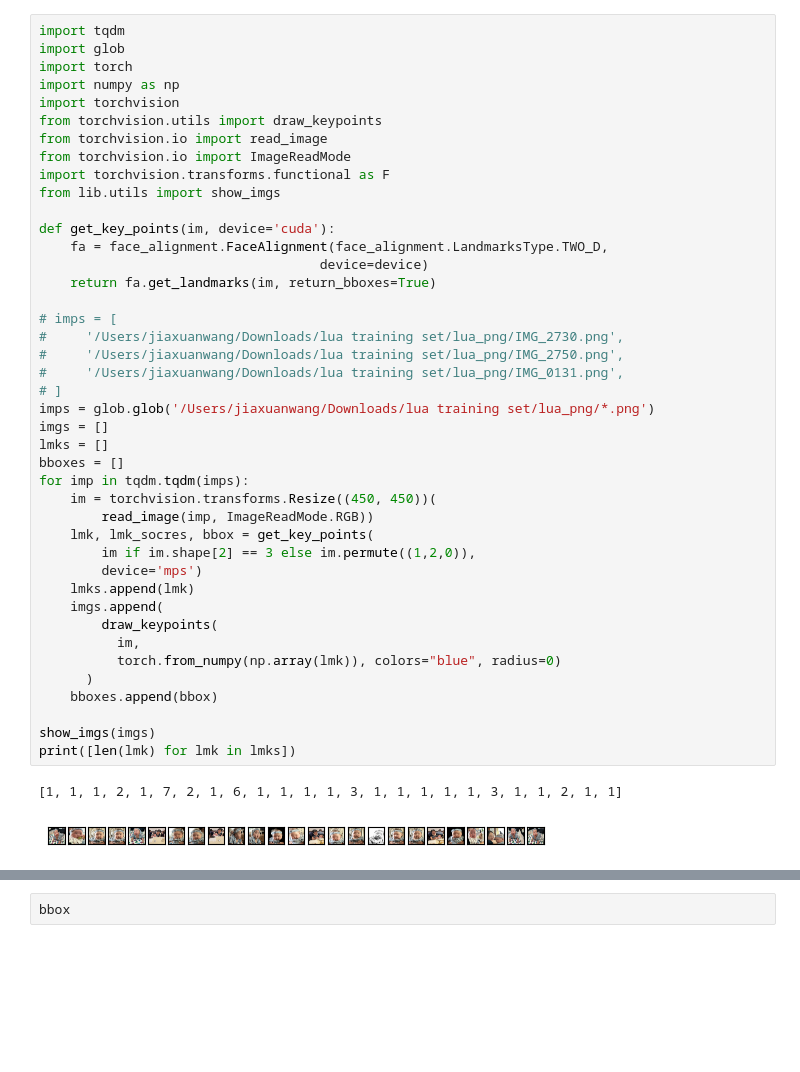
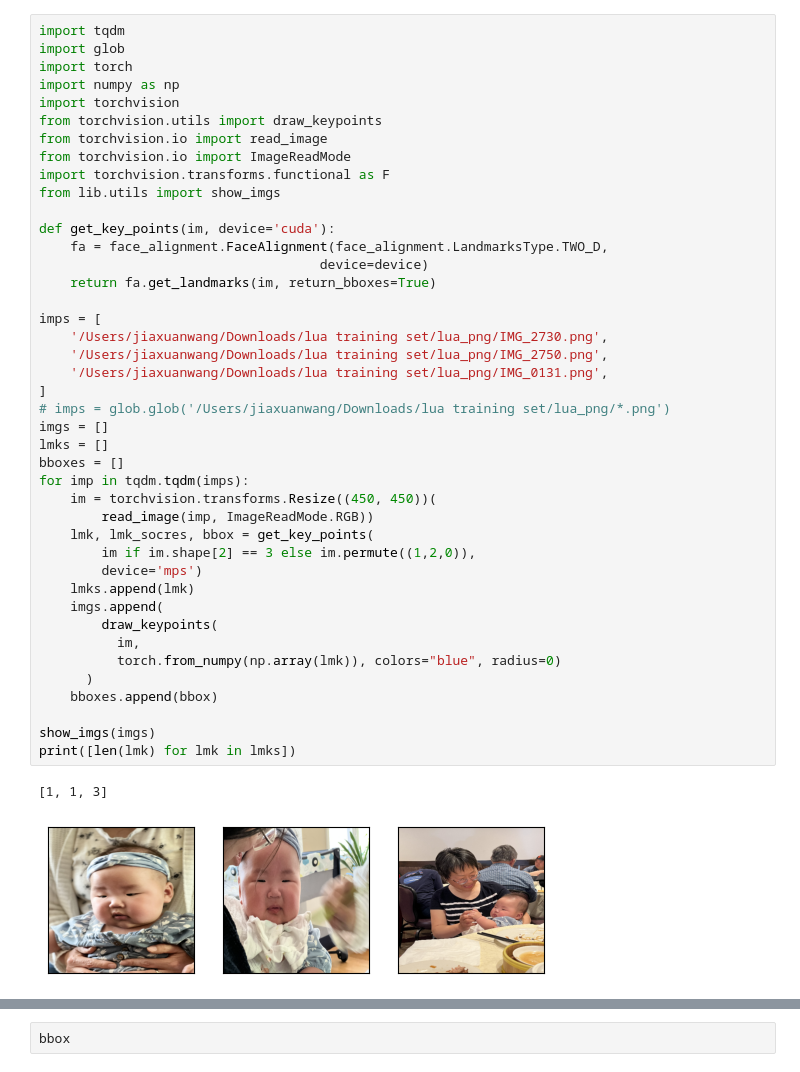
Before and after one commit to nathanwang000/genAI_storyteller, a Jupyter notebook: notebooks/align_faces.ipynb, the cells around one changed output, grey strips where cells are left out. Drawn from its saved outputs; the diff is of its cells as text; blank space fills up the shorter version.

```diff
--- a/notebooks/align_faces.ipynb
+++ b/notebooks/align_faces.ipynb
@@ -18,41 +15,41 @@ from torchvision.utils import draw_keypoints
 from torchvision.io import read_image
 from torchvision.io import ImageReadMode
 import torchvision.transforms.functional as F
 from lib.utils import show_imgs
 
 def get_key_points(im, device='cuda'):
     fa = face_alignment.FaceAlignment(face_alignment.LandmarksType.TWO_D,
                                     device=device)
     return fa.get_landmarks(im, return_bboxes=True)
 
-# imps = [
-#     '/Users/jiaxuanwang/Downloads/lua training set/lua_png/IMG_2730.png',
-#     '/Users/jiaxuanwang/Downloads/lua training set/lua_png/IMG_2750.png',
-#     '/Users/jiaxuanwang/Downloads/lua training set/lua_png/IMG_0131.png',
-# ]
-imps = glob.glob('/Users/jiaxuanwang/Downloads/lua training set/lua_png/*.png')
+imps = [
+    '/Users/jiaxuanwang/Downloads/lua training set/lua_png/IMG_2730.png',
+    '/Users/jiaxuanwang/Downloads/lua training set/lua_png/IMG_2750.png',
+    '/Users/jiaxuanwang/Downloads/lua training set/lua_png/IMG_0131.png',
+]
+# imps = glob.glob('/Users/jiaxuanwang/Downloads/lua training set/lua_png/*.png')
 imgs = []
 lmks = []
 bboxes = []
 for imp in tqdm.tqdm(imps):
     im = torchvision.transforms.Resize((450, 450))(
         read_image(imp, ImageReadMode.RGB))
     lmk, lmk_socres, bbox = get_key_points(
         im if im.shape[2] == 3 else im.permute((1,2,0)),
         device='mps')
     lmks.append(lmk)
     imgs.append(
         draw_keypoints(
           im,
           torch.from_numpy(np.array(lmk)), colors="blue", radius=0)
       )
     bboxes.append(bbox)
 
 show_imgs(imgs)
 print([len(lmk) for lmk in lmks])
 # %% [output]
-[1, 1, 1, 2, 1, 7, 2, 1, 6, 1, 1, 1, 1, 3, 1, 1, 1, 1, 1, 3, 1, 1, 2, 1, 1]
+[1, 1, 3]
-[figure, old version]
+[figure, new version]
 # %%
 aligned_faces = []
 for i, img in enumerate(tqdm.tqdm(imgs)):
```
Also changed, not shown: parts of 8 cells of this notebook, 1 other file.
